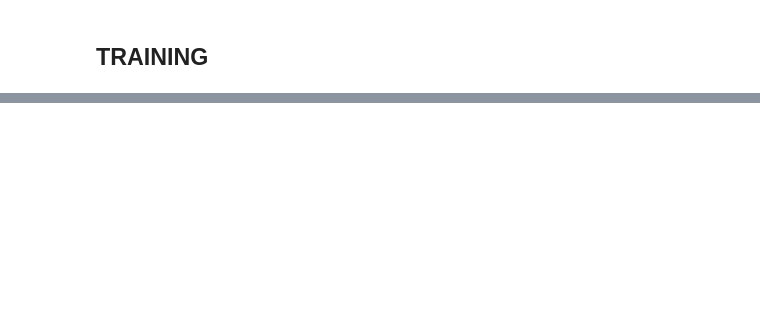
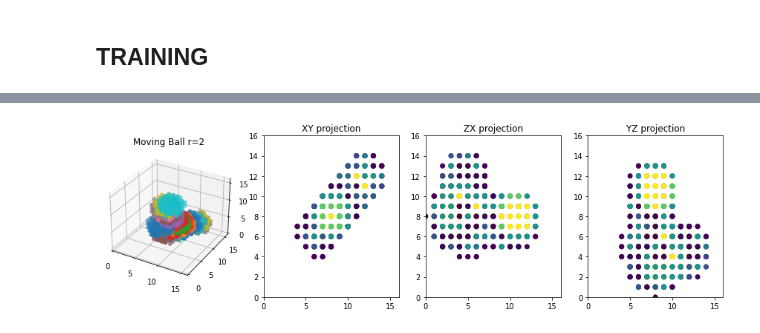
Before and after one commit to bdubey/gpvae_latent_3d, a Jupyter notebook: gpvae_3d.ipynb, the cells around one changed output, grey strips where cells are left out. Drawn from its saved outputs; the diff is of its cells as text; code cells hidden in the pictures; blank space fills up the shorter version.

```diff
--- a/gpvae_3d.ipynb
+++ b/gpvae_3d.ipynb
@@ -742,0 +803,4 @@ ITERATION 26859
+# %%
+plot_projection(TD[k:])
+# %% [output]
+[figure, added]
```
Also changed, not shown: parts of 18 cells of this notebook, 6 other files.
